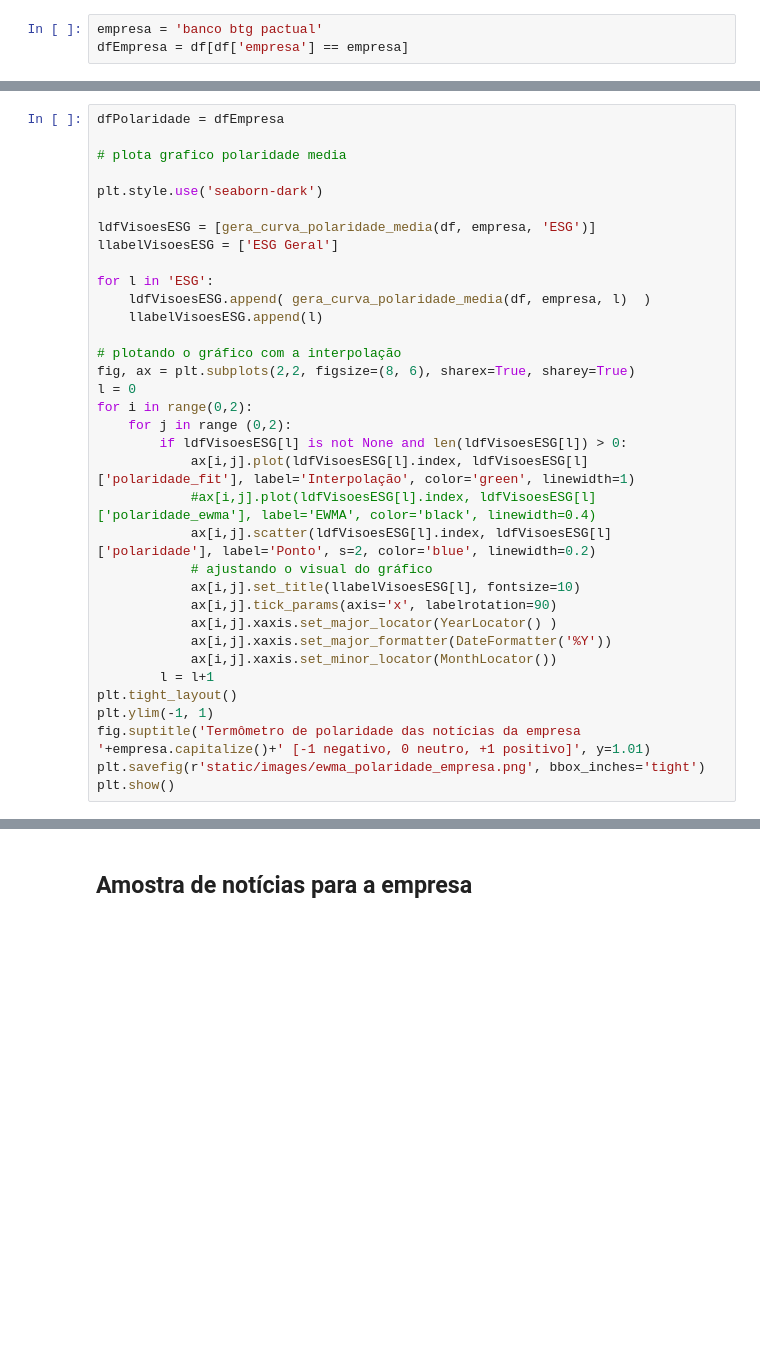
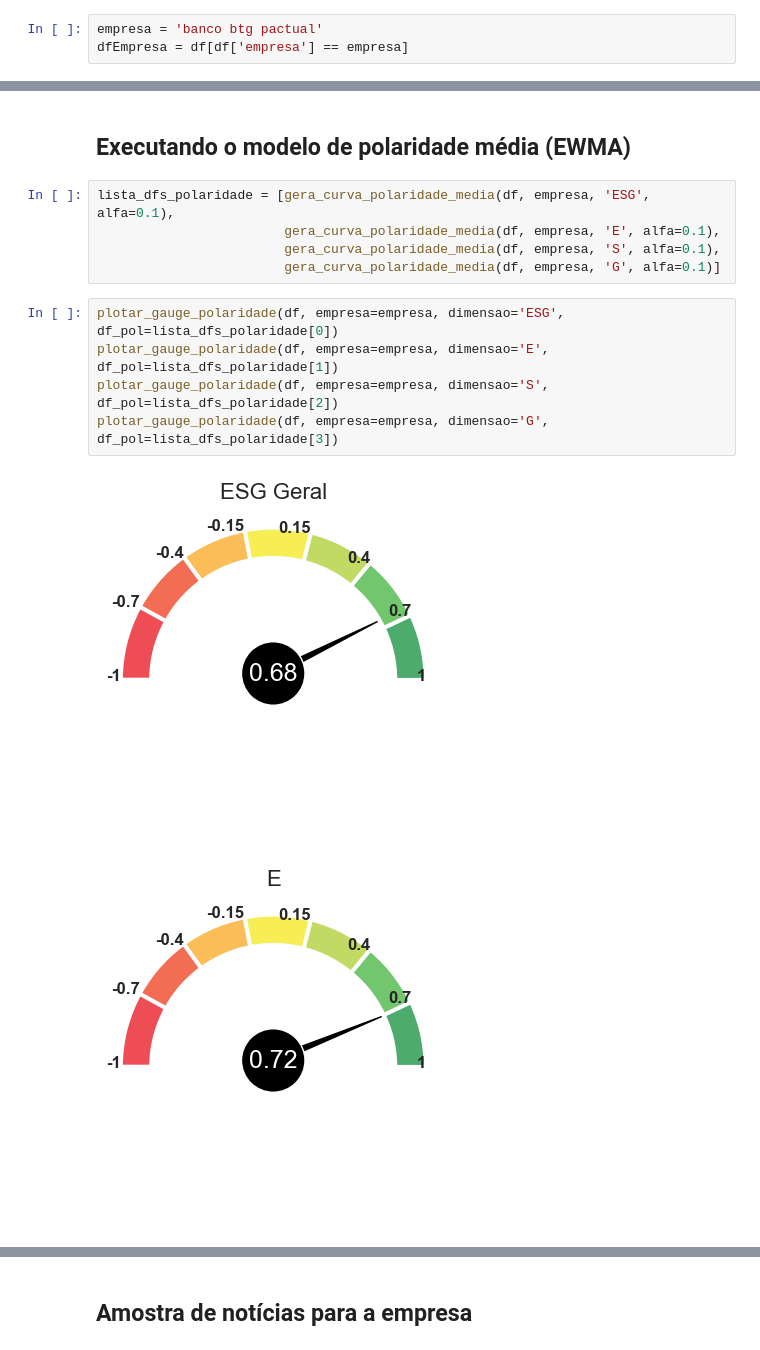
Before and after one commit to danielsaraivaleite/AnaliseSentimentoNoticiasESG, a Jupyter notebook: analise_sentimento.ipynb, the cells around one changed output, grey strips where cells are left out. Cells and saved outputs as stored; diff of their text form; blank space fills up the shorter version.

```diff
--- a/analise_sentimento.ipynb
+++ b/analise_sentimento.ipynb
@@ -156,35 +110,0 @@ plt.show()
-# %%
-dfPolaridade = dfEmpresa
-
-# plota grafico polaridade media
-
-plt.style.use('seaborn-dark')
-
-ldfVisoesESG = [gera_curva_polaridade_media(df, empresa, 'ESG')]
-llabelVisoesESG = ['ESG Geral']
-
-for l in 'ESG':
-    ldfVisoesESG.append( gera_curva_polaridade_media(df, empresa, l)  )
-    llabelVisoesESG.append(l)
-
-# plotando o gráfico com a interpolação
-fig, ax = plt.subplots(2,2, figsize=(8, 6), sharex=True, sharey=True)
-l = 0
-for i in range(0,2):
-    for j in range (0,2):
-        if ldfVisoesESG[l] is not None and len(ldfVisoesESG[l]) > 0:
-            ax[i,j].plot(ldfVisoesESG[l].index, ldfVisoesESG[l]['polaridade_fit'], label='Interpolação', color='green', linewidth=1)
-            #ax[i,j].plot(ldfVisoesESG[l].index, ldfVisoesESG[l]['polaridade_ewma'], label='EWMA', color='black', linewidth=0.4)
-            ax[i,j].scatter(ldfVisoesESG[l].index, ldfVisoesESG[l]['polaridade'], label='Ponto', s=2, color='blue', linewidth=0.2)
-            # ajustando o visual do gráfico
-            ax[i,j].set_title(llabelVisoesESG[l], fontsize=10)
-            ax[i,j].tick_params(axis='x', labelrotation=90)
-            ax[i,j].xaxis.set_major_locator(YearLocator() )
-            ax[i,j].xaxis.set_major_formatter(DateFormatter('%Y'))
-            ax[i,j].xaxis.set_minor_locator(MonthLocator())
-        l = l+1
-plt.tight_layout()
-plt.ylim(-1, 1)
-fig.suptitle('Termômetro de polaridade das notícias da empresa '+empresa.capitalize()+' [-1 negativo, 0 neutro, +1 positivo]', y=1.01)
-plt.savefig(r'static/images/ewma_polaridade_empresa.png', bbox_inches='tight')
-plt.show()
@@ -215,0 +111,15 @@ plt.show()
+# %% [markdown]
+## Executando o modelo de polaridade média (EWMA)
+# %%
+lista_dfs_polaridade = [gera_curva_polaridade_media(df, empresa, 'ESG', alfa=0.1),
+                        gera_curva_polaridade_media(df, empresa, 'E', alfa=0.1),
+                        gera_curva_polaridade_media(df, empresa, 'S', alfa=0.1),
+                        gera_curva_polaridade_media(df, empresa, 'G', alfa=0.1)]
+# %%
+plotar_gauge_polaridade(df, empresa=empresa, dimensao='ESG', df_pol=lista_dfs_polaridade[0])
+plotar_gauge_polaridade(df, empresa=empresa, dimensao='E', df_pol=lista_dfs_polaridade[1])
+plotar_gauge_polaridade(df, empresa=empresa, dimensao='S', df_pol=lista_dfs_polaridade[2])
+plotar_gauge_polaridade(df, empresa=empresa, dimensao='G', df_pol=lista_dfs_polaridade[3])
+# %% [output]
+[figure, added]
+[figure, added]
```
Also changed, not shown: parts of 26 cells of this notebook, 19 other files.
